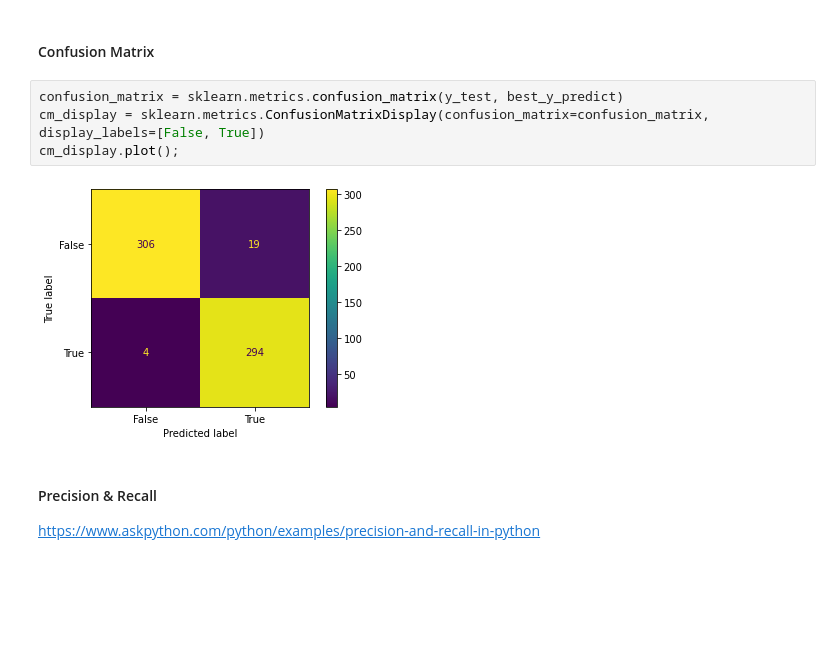
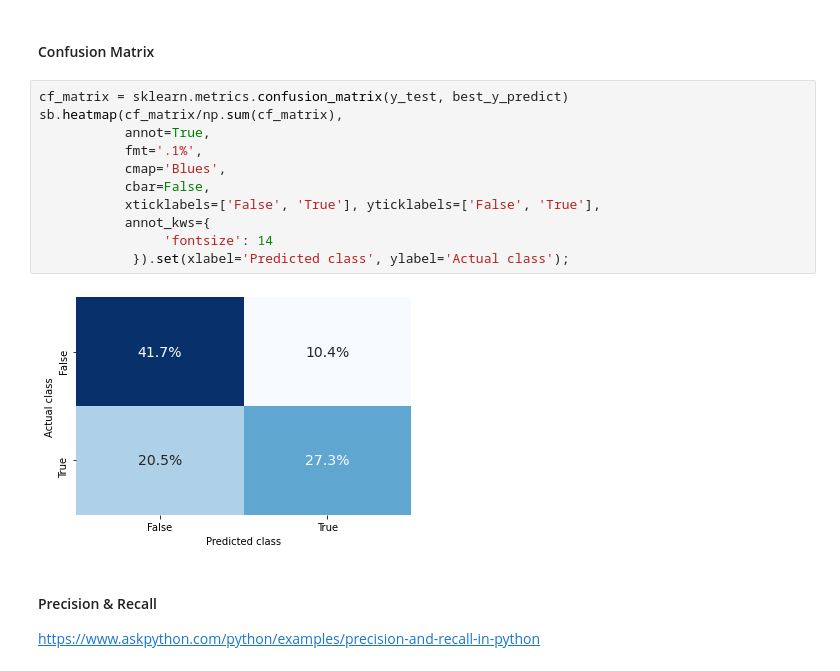
Before and after one commit to Amatofrancesco99/dsbda2022, a Jupyter notebook: notebooks/hypotheses/local/5th.ipynb, the cells around one changed output. Cells and saved outputs as stored; diff of their text form; blank space fills up the shorter version.

```diff
--- a/notebooks/hypotheses/local/5th.ipynb
+++ b/notebooks/hypotheses/local/5th.ipynb
@@ -423,12 +406,19 @@ best_y_predict = svm_y_predict if svm_acc > lr_acc else lr_y_predict
 best_model = svm if svm_acc > lr_acc else lr
 # %% [markdown]
 #### Confusion Matrix
-# %%
-confusion_matrix = sklearn.metrics.confusion_matrix(y_test, best_y_predict)
-cm_display = sklearn.metrics.ConfusionMatrixDisplay(confusion_matrix=confusion_matrix, display_labels=[False, True])
-cm_display.plot();
-# %% [output]
-[figure, removed]
+# %%
+cf_matrix = sklearn.metrics.confusion_matrix(y_test, best_y_predict)
+sb.heatmap(cf_matrix/np.sum(cf_matrix),
+           annot=True,
+           fmt='.1%',
+           cmap='Blues',
+           cbar=False,
+           xticklabels=['False', 'True'], yticklabels=['False', 'True'],
+           annot_kws={
+                'fontsize': 14
+            }).set(xlabel='Predicted class', ylabel='Actual class');
+# %% [output]
+[figure, added]
 # %% [markdown]
 #### Precision & Recall
 
```
Also changed, not shown: parts of 27 cells of this notebook.
